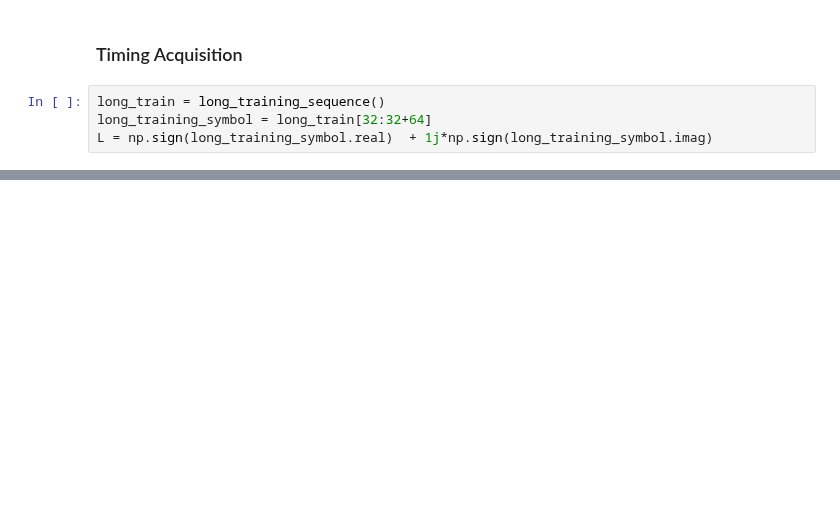
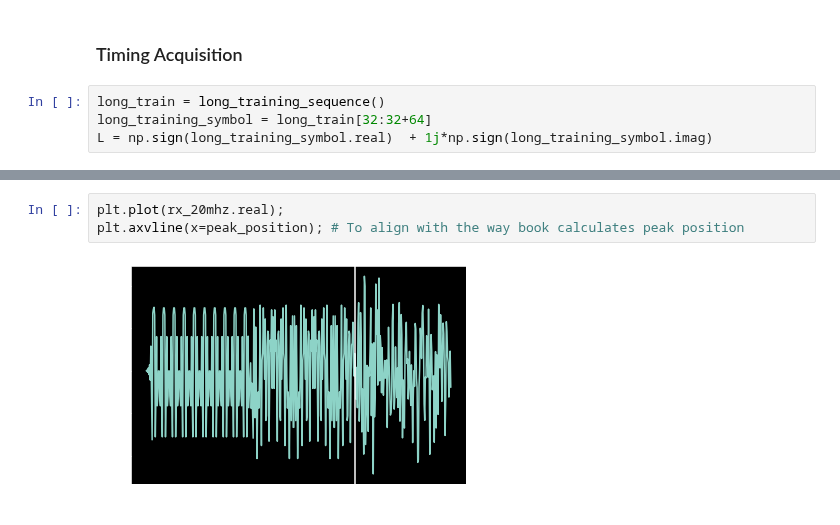
Before and after one commit to mohantyk/dsp_in_comm, a Jupyter notebook: chap6.ipynb, the cells around one changed output, grey strips where cells are left out. Drawn from its saved outputs; the diff is of its cells as text; blank space fills up the shorter version.

```diff
--- a/chap6.ipynb
+++ b/chap6.ipynb
@@ -397,0 +410,5 @@ peak position : 265
+# %%
+plt.plot(rx_20mhz.real);
+plt.axvline(x=peak_position); # To align with the way book calculates peak position
+# %% [output]
+[figure, added]
```
Also changed, not shown: parts of 6 cells of this notebook.
